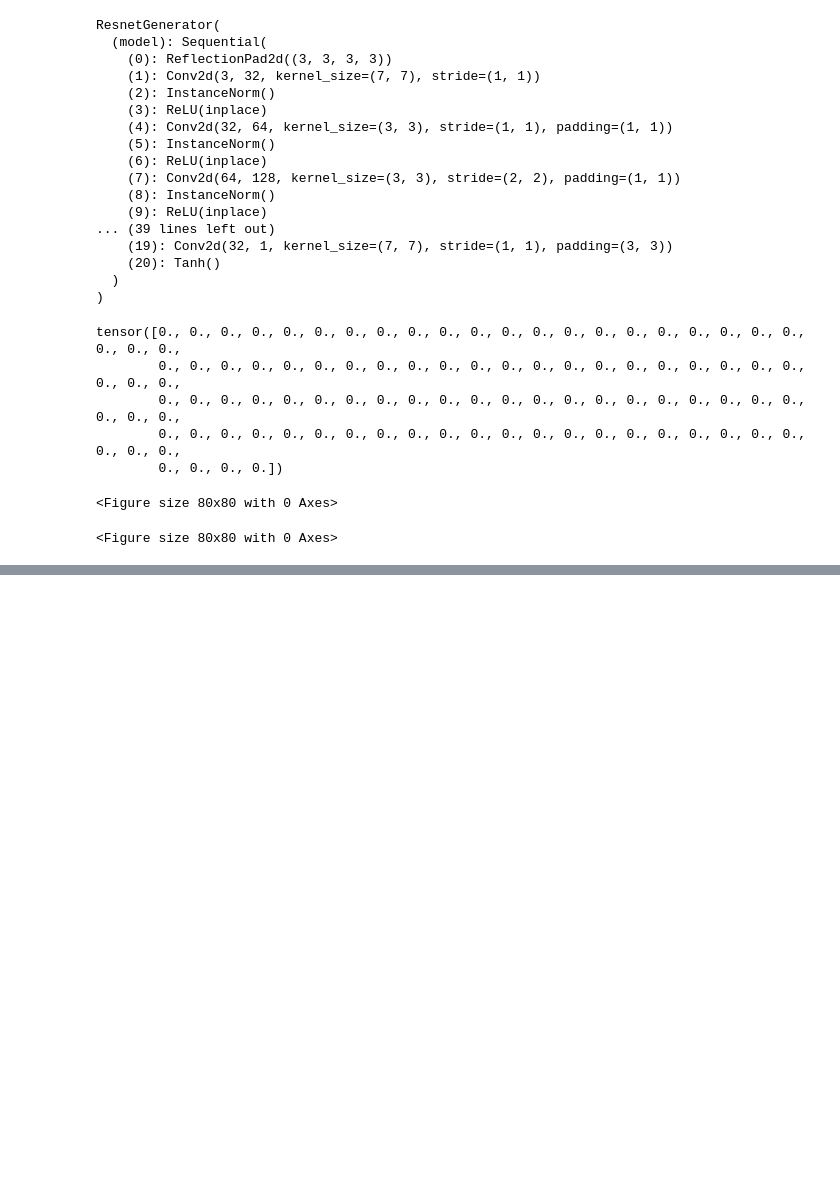
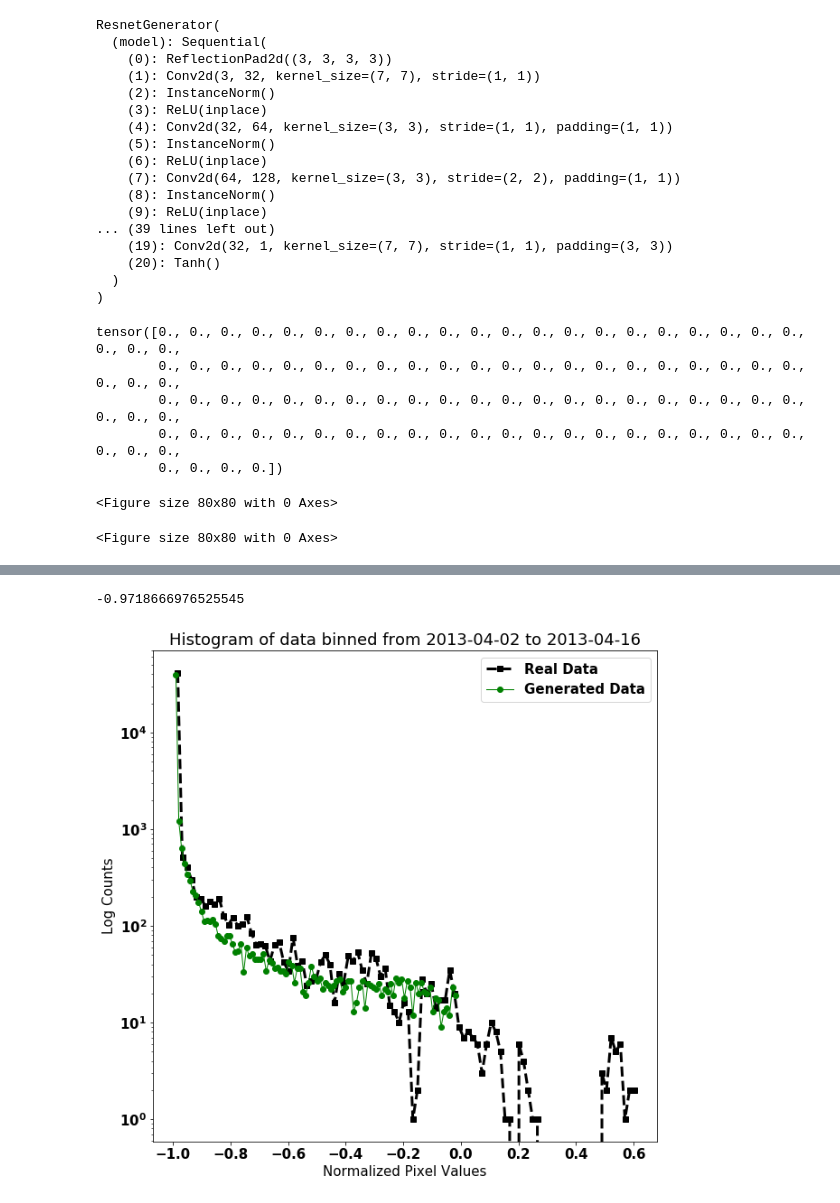
Before and after one commit to adrianalbert/domain-transfer-GAN, a Jupyter notebook: 2week.ipynb, the cells around one changed output, grey strips where cells are left out. Cells and saved outputs as stored; diff of their text form; code cells hidden in the pictures; blank space fills up the shorter version.

```diff
--- a/2week.ipynb
+++ b/2week.ipynb
@@ -229,0 +309,5 @@ plt.colorbar(ax)
+# %%
+real_hist, fake_hist = numpy_histograms(530, data_A, data_B, mask, 100)
+# %% [output]
+-0.9718666976525545
+[figure, added]
```
Also changed, not shown: parts of 14 cells of this notebook, 58 other files.
